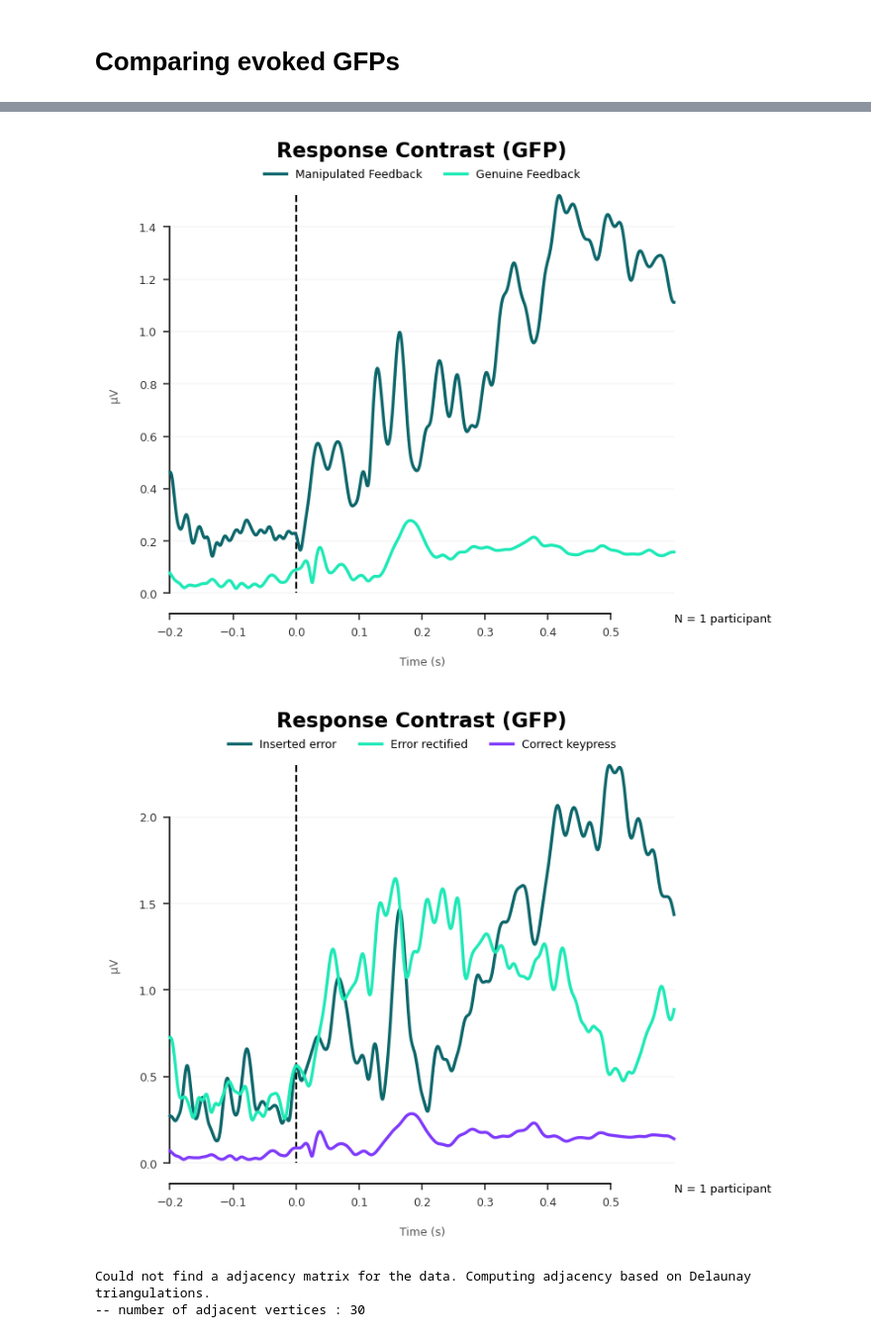
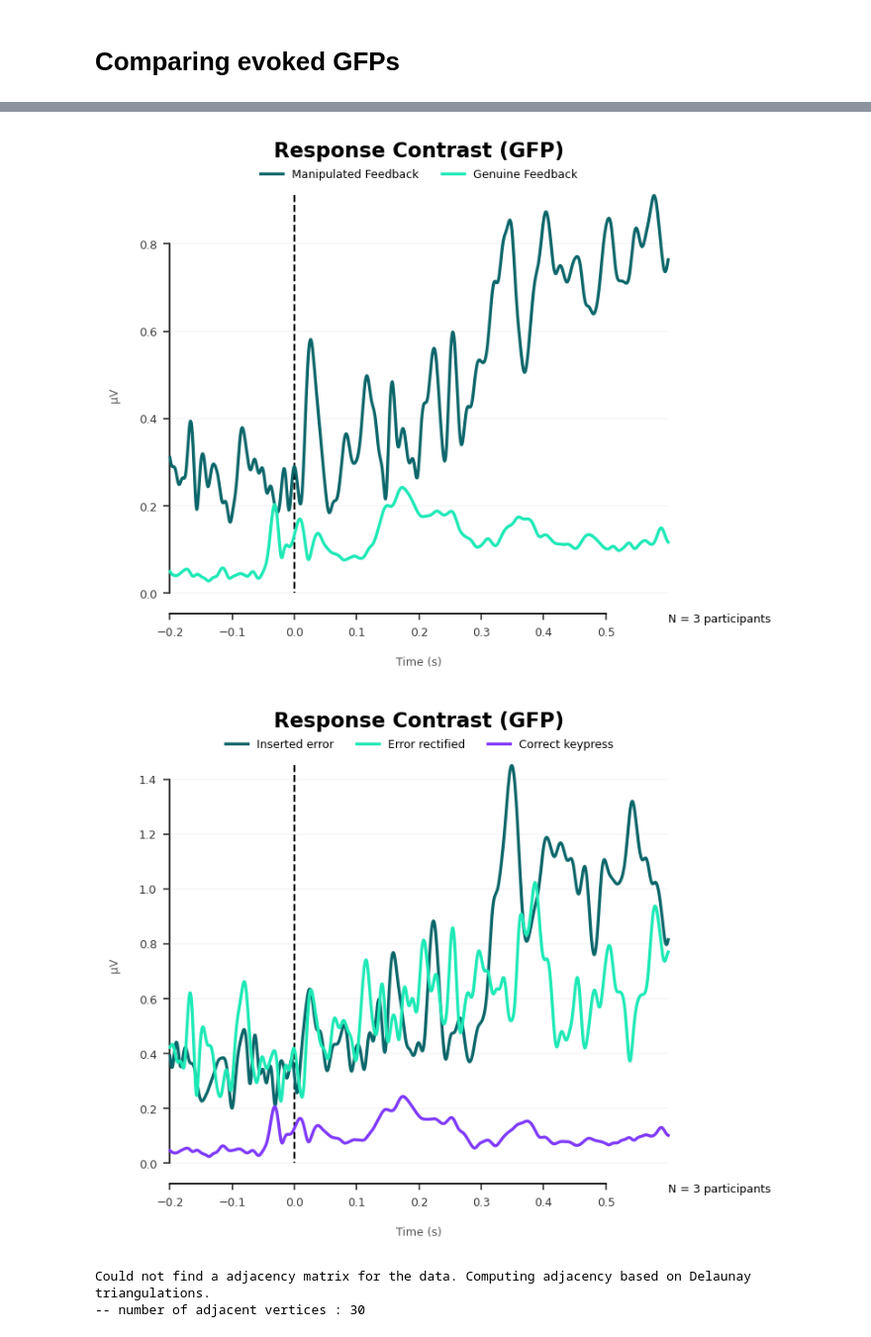
Before and after one commit to dlundgaard/AuthorshipArtifice, a Jupyter notebook: analysis/analysis_EEG.ipynb, the cells around one changed output, grey strips where cells are left out. Shown at 99% size. Cells and saved outputs as stored; diff of their text form; code cells hidden in the pictures.

```diff
--- a/analysis/analysis_EEG.ipynb
+++ b/analysis/analysis_EEG.ipynb
@@ -19,0 +13,11 @@ SESSIONS = [
+# %%
+RAW_DATA_PATH = pathlib.Path("../data/EEG")
+
+SESSIONS = [
+    "group13_a",
+    "group13_b",
+    "group13_c",
+]
+
+epochs_per_participant = [mne.read_epochs(RAW_DATA_PATH.joinpath(SESSION + "-epo.fif")) for SESSION in SESSIONS]
+all_epochs = mne.concatenate_epochs(epochs_per_participant)
@@ -58,36 +68,36 @@ def compare_evoked_activity(conditions, participant_selection = "all"):
         bbox_to_anchor = (0.5, 1.04),
         loc = "upper center"
     )
     ax.annotate(
         f"""N = {amount_participants_included} participant{"s" if amount_participants_included > 1 else ""}""",
         xy = (1, 0),
         xycoords = "axes fraction",
         va = "top"
     )
 
 compare_evoked_activity(
     conditions = {
         "Manipulated Feedback": ("error inserted", "error rectified"),
         "Genuine Feedback": ("correct", "incorrect"),
     },
-    participant_selection=[1]
+    # participant_selection=[1]
 )
 
 compare_evoked_activity(
     conditions = {
         "Inserted error": ["error inserted"],
         "Error rectified": ["error rectified"],
         "Correct keypress": ["correct"],
     }
 )
 # %% [output]
 combining channels using "gfp"
 combining channels using "gfp"
 combining channels using "gfp"
 combining channels using "gfp"
 combining channels using "gfp"
-[figure, old version]
+[figure, new version]
-[figure, old version]
+[figure, new version]
 # %%
 adjacency, ch_names = mne.channels.find_ch_adjacency(all_epochs.info, ch_type="eeg")
 mne.viz.plot_ch_adjacency(all_epochs.info, adjacency, ch_names);
```
Also changed, not shown: parts of 3 cells of this notebook, 2 other files.
